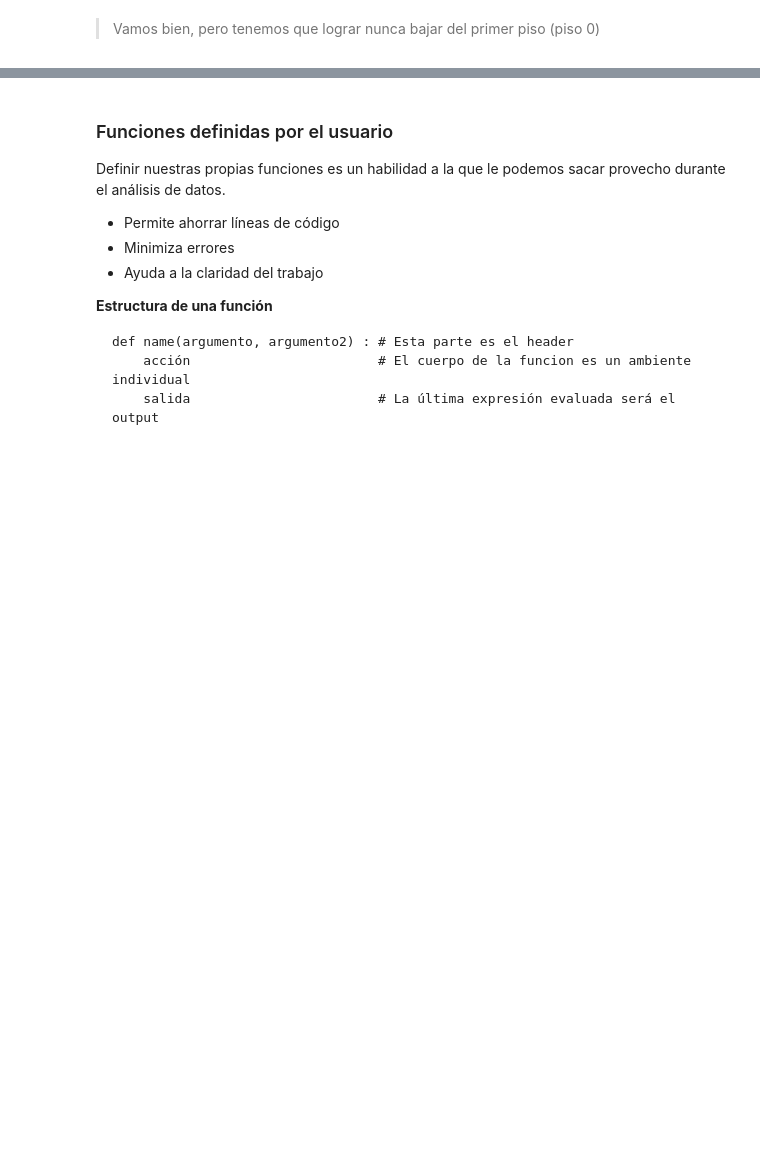
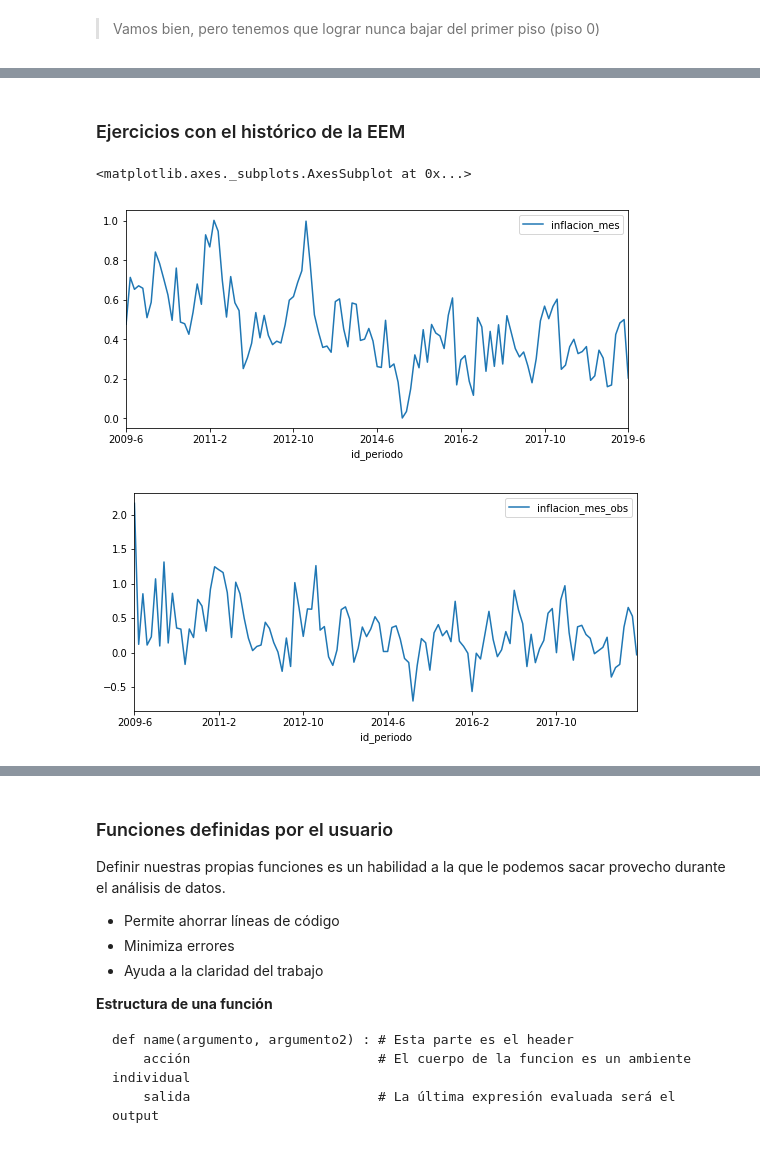
Before and after one commit to Johan-rosa/curso-python-bcrd, a Jupyter notebook: curso_python_bcrd.ipynb, the cells around one changed output, grey strips where cells are left out. Cells and saved outputs as stored; diff of their text form; code cells hidden in the pictures; blank space fills up the shorter version.

```diff
--- a/curso_python_bcrd.ipynb
+++ b/curso_python_bcrd.ipynb
@@ -617,0 +719,16 @@ print(random_walk)
+# %% [markdown]
+### Ejercicios con el histórico de la EEM
+# %%
+# importar la base "eem_historico.csv"
+eem = pd.read_csv("eem_historico.csv")
+observadas = pd.read_csv("series_observadas.csv")
+
+# Seleccionar las variables sobre iflacion
+eem.iloc[:, 0:8].head()
+
+eem.plot(kind = "line", x = "id_periodo", y = "inflacion_mes")
+observadas.plot(kind = "line", x = "id_periodo", y = "inflacion_mes_obs")
+# %% [output]
+<matplotlib.axes._subplots.AxesSubplot at 0x...>
+[figure, added]
+[figure, added]
```
Also changed, not shown: parts of 38 cells of this notebook, 2 other files.
